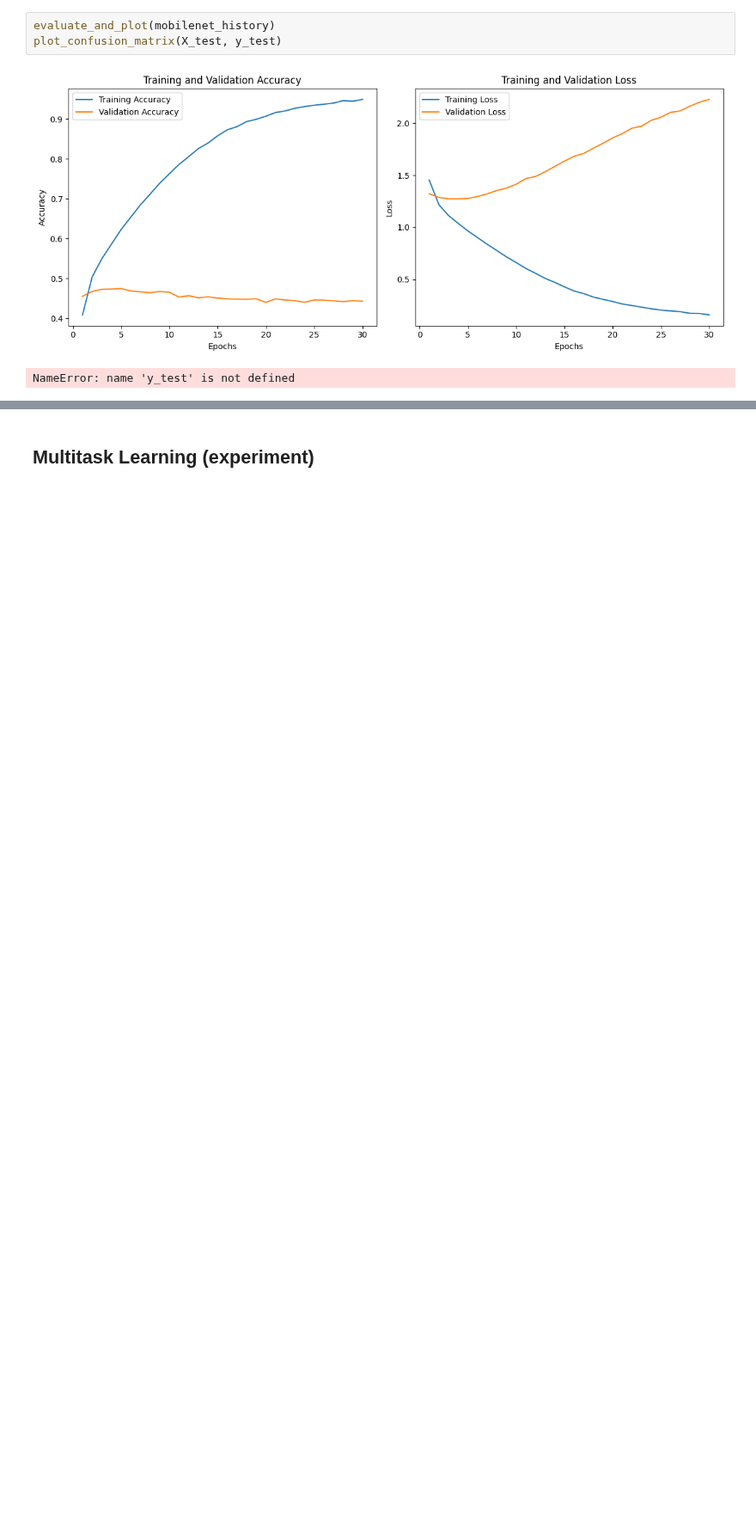
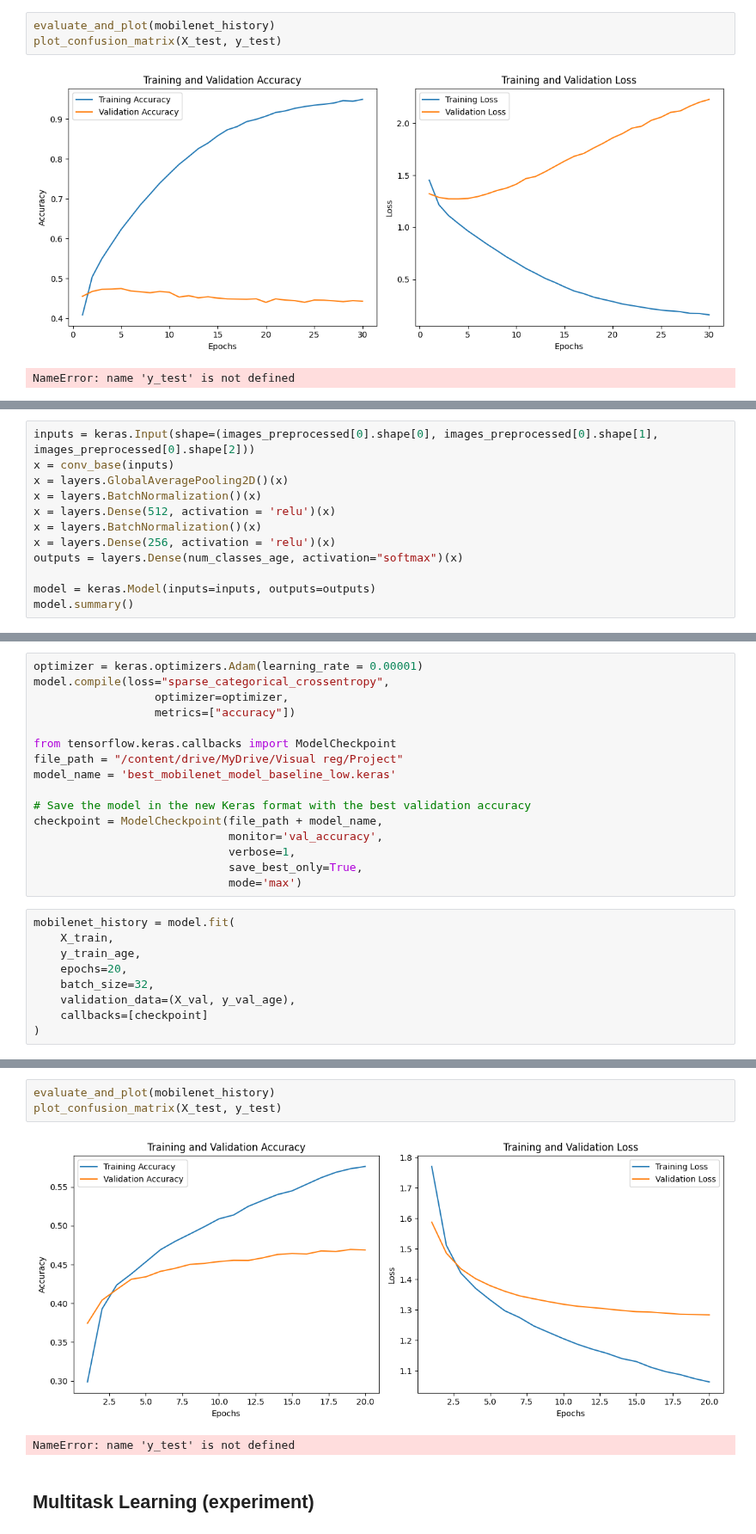
Before and after one commit to mortgad/DLVR, a Jupyter notebook: Baseline.ipynb, the cells around one changed output, grey strips where cells are left out. Shown at 86% size. Saved outputs shown, nothing was run; the diff lists cells and outputs as text; blank space fills up the shorter version.

Commit message:
Laver learningrate

```diff
--- a/Baseline.ipynb
+++ b/Baseline.ipynb
@@ -1092,0 +1152,12 @@ NameError: name 'y_test' is not defined
+# %%
+inputs = keras.Input(shape=(images_preprocessed[0].shape[0], images_preprocessed[0].shape[1], images_preprocessed[0].shape[2]))
+x = conv_base(inputs)
+x = layers.GlobalAveragePooling2D()(x)
+x = layers.BatchNormalization()(x)
+x = layers.Dense(512, activation = 'relu')(x)
+x = layers.BatchNormalization()(x)
+x = layers.Dense(256, activation = 'relu')(x)
+outputs = layers.Dense(num_classes_age, activation="softmax")(x)
+
+model = keras.Model(inputs=inputs, outputs=outputs)
+model.summary()
@@ -1092,0 +1182,25 @@ NameError: name 'y_test' is not defined
+# %%
+optimizer = keras.optimizers.Adam(learning_rate = 0.00001)
+model.compile(loss="sparse_categorical_crossentropy",
+                  optimizer=optimizer,
+                  metrics=["accuracy"])
+
+from tensorflow.keras.callbacks import ModelCheckpoint
+file_path = "/content/drive/MyDrive/Visual reg/Project"
+model_name = 'best_mobilenet_model_baseline_low.keras'
+
+# Save the model in the new Keras format with the best validation accuracy
+checkpoint = ModelCheckpoint(file_path + model_name,
+                             monitor='val_accuracy',
+                             verbose=1,
+                             save_best_only=True,
+                             mode='max')
+# %%
+mobilenet_history = model.fit(
+    X_train,
+    y_train_age,
+    epochs=20,
+    batch_size=32,
+    validation_data=(X_val, y_val_age),
+    callbacks=[checkpoint]
+)
@@ -1093,3 +1225,9 @@ NameError: name 'y_test' is not defined
+# %%
+evaluate_and_plot(mobilenet_history)
+plot_confusion_matrix(X_test, y_test)
+# %% [output]
+[figure, added]
+NameError: name 'y_test' is not defined
 # %% [markdown]
 ## Multitask Learning (experiment)
 # %%
```
Also changed, not shown: parts of 5 cells of this notebook.
